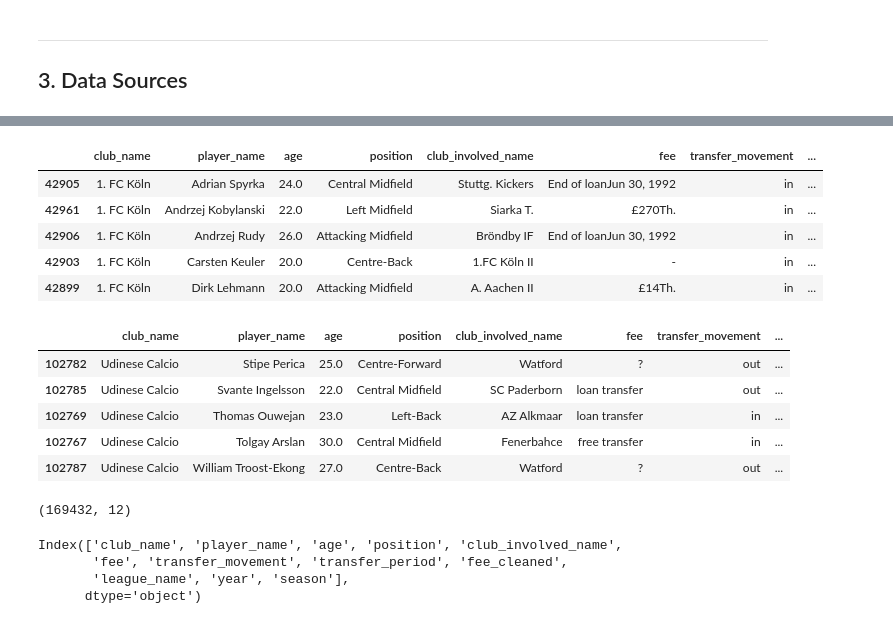
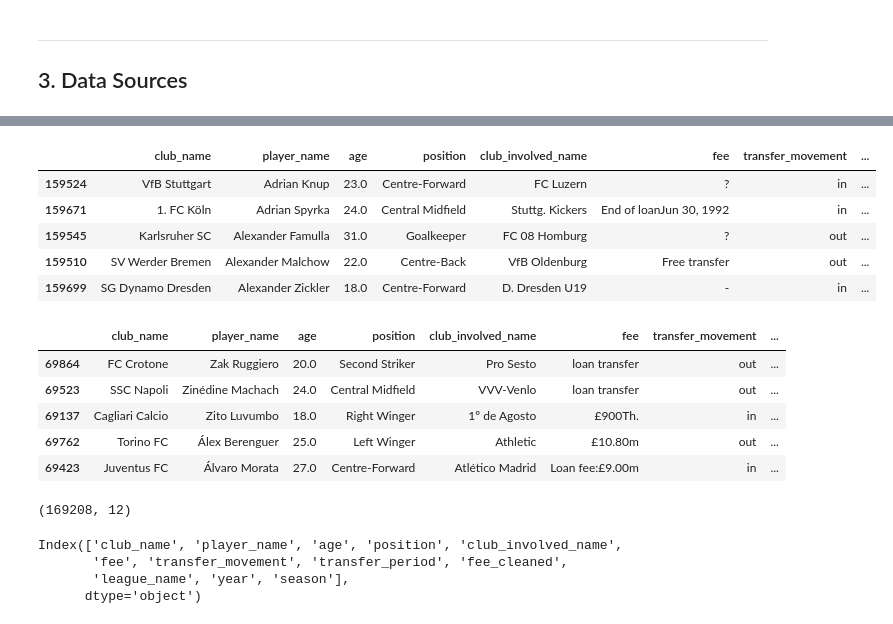
Before and after one commit to eddwebster/football_analytics, a Jupyter notebook: notebooks/3_data_engineering/TransferMarkt Player Recorded Transfer Fees Data Engineering.ipynb, the cells around one changed output, grey strips where cells are left out. Saved outputs shown, nothing was run; the diff lists cells and outputs as text; code cells hidden in the pictures.

```diff
--- a/notebooks/3_data_engineering/TransferMarkt Player Recorded Transfer Fees Data Engineering.ipynb
+++ b/notebooks/3_data_engineering/TransferMarkt Player Recorded Transfer Fees Data Engineering.ipynb
@@ -256,0 +290,24 @@ df_transfers_all.head()
+# %%
+# Unify individual CSV files as a single DataFrame
+
+## Show files in directory
+all_files = glob.glob(os.path.join(data_dir_tm + f'/raw/transfer_history/*/*/*.csv'))
+
+## Create an empty list of Players URLs
+lst_player_transfer_history_all = []
+
+## Loop through list of files and read into temporary DataFrames, appending to Player URL list
+for filename in all_files:
+    df_temp = pd.read_csv(filename, index_col=None, header=0)
+    lst_player_transfer_history_all.append(df_temp)
+
+## Concatenate the files into a single DataFrame
+df_tm_transfer_history_all_raw = pd.concat(lst_player_transfer_history_all, axis=0, ignore_index=True)
+
+
+# Sort DataFrame
+df_tm_transfer_history_all_raw = df_tm_transfer_history_all.sort_values(['league_name', 'season', 'player_name'], ascending=[True, True, True])
+
+
+# Display DataFrame
+df_tm_transfer_history_all_raw.head()
@@ -266,26 +344,26 @@ Let's quality of the dataset by looking first and last rows in pandas using the
 # %%
-# Display the first 5 rows of the raw DataFrame, df_transfers_all
-df_transfers_all.head()
+# Display the first five rows of the raw DataFrame, df_tm_transfer_history_all_raw
+df_tm_transfer_history_all_raw.head()
 # %% [output]
 |  | club_name | player_name | age | position | club_involved_name | fee | transfer_movement | ... |
-| 42905 | 1. FC Köln | Adrian Spyrka | 24.0 | Central Midfield | Stuttg. Kickers | End of loanJun 30, 1992 | in | ... |
-| 42961 | 1. FC Köln | Andrzej Kobylanski | 22.0 | Left Midfield | Siarka T. | £270Th. | in | ... |
-| 42906 | 1. FC Köln | Andrzej Rudy | 26.0 | Attacking Midfield | Bröndby IF | End of loanJun 30, 1992 | in | ... |
-| 42903 | 1. FC Köln | Carsten Keuler | 20.0 | Centre-Back | 1.FC Köln II | - | in | ... |
-| 42899 | 1. FC Köln | Dirk Lehmann | 20.0 | Attacking Midfield | A. Aachen II | £14Th. | in | ... |
+| 159524 | VfB Stuttgart | Adrian Knup | 23.0 | Centre-Forward | FC Luzern | ? | in | ... |
+| 159671 | 1. FC Köln | Adrian Spyrka | 24.0 | Central Midfield | Stuttg. Kickers | End of loanJun 30, 1992 | in | ... |
+| 159545 | Karlsruher SC | Alexander Famulla | 31.0 | Goalkeeper | FC 08 Homburg | ? | out | ... |
+| 159510 | SV Werder Bremen | Alexander Malchow | 22.0 | Centre-Back | VfB Oldenburg | Free transfer | out | ... |
+| 159699 | SG Dynamo Dresden | Alexander Zickler | 18.0 | Centre-Forward | D. Dresden U19 | - | in | ... |
 # %%
-# Display the last 5 rows of the raw DataFrame, df_transfers_all
-df_transfers_all.tail()
+# Display the last five rows of the raw DataFrame, df_tm_transfer_history_all_raw
+df_tm_transfer_history_all_raw.tail()
 # %% [output]
 |  | club_name | player_name | age | position | club_involved_name | fee | transfer_movement | ... |
-| 102782 | Udinese Calcio | Stipe Perica | 25.0 | Centre-Forward | Watford | ? | out | ... |
-| 102785 | Udinese Calcio | Svante Ingelsson | 22.0 | Central Midfield | SC Paderborn | loan transfer | out | ... |
-| 102769 | Udinese Calcio | Thomas Ouwejan | 23.0 | Left-Back | AZ Alkmaar | loan transfer | in | ... |
-| 102767 | Udinese Calcio | Tolgay Arslan | 30.0 | Central Midfield | Fenerbahce | free transfer | in | ... |
-| 102787 | Udinese Calcio | William Troost-Ekong | 27.0 | Centre-Back | Watford | ? | out | ... |
+| 69864 | FC Crotone | Zak Ruggiero | 20.0 | Second Striker | Pro Sesto | loan transfer | out | ... |
+| 69523 | SSC Napoli | Zinédine Machach | 24.0 | Central Midfield | VVV-Venlo | loan transfer | out | ... |
+| 69137 | Cagliari Calcio | Zito Luvumbo | 18.0 | Right Winger | 1º de Agosto | £900Th. | in | ... |
+| 69762 | Torino FC | Álex Berenguer | 25.0 | Left Winger | Athletic | £10.80m | out | ... |
+| 69423 | Juventus FC | Álvaro Morata | 27.0 | Centre-Forward | Atlético Madrid | Loan fee:£9.00m | in | ... |
 # %%
-# Print the shape of the raw DataFrame, df_transfers_all
-print(df_transfers_all.shape)
+# Print the shape of the raw DataFrame, df_tm_transfer_history_all_raw
+print(df_tm_transfer_history_all_raw.shape)
 # %% [output]
-(169432, 12)
+(169208, 12)
 # %%
```
Also changed, not shown: parts of 63 cells of this notebook.
